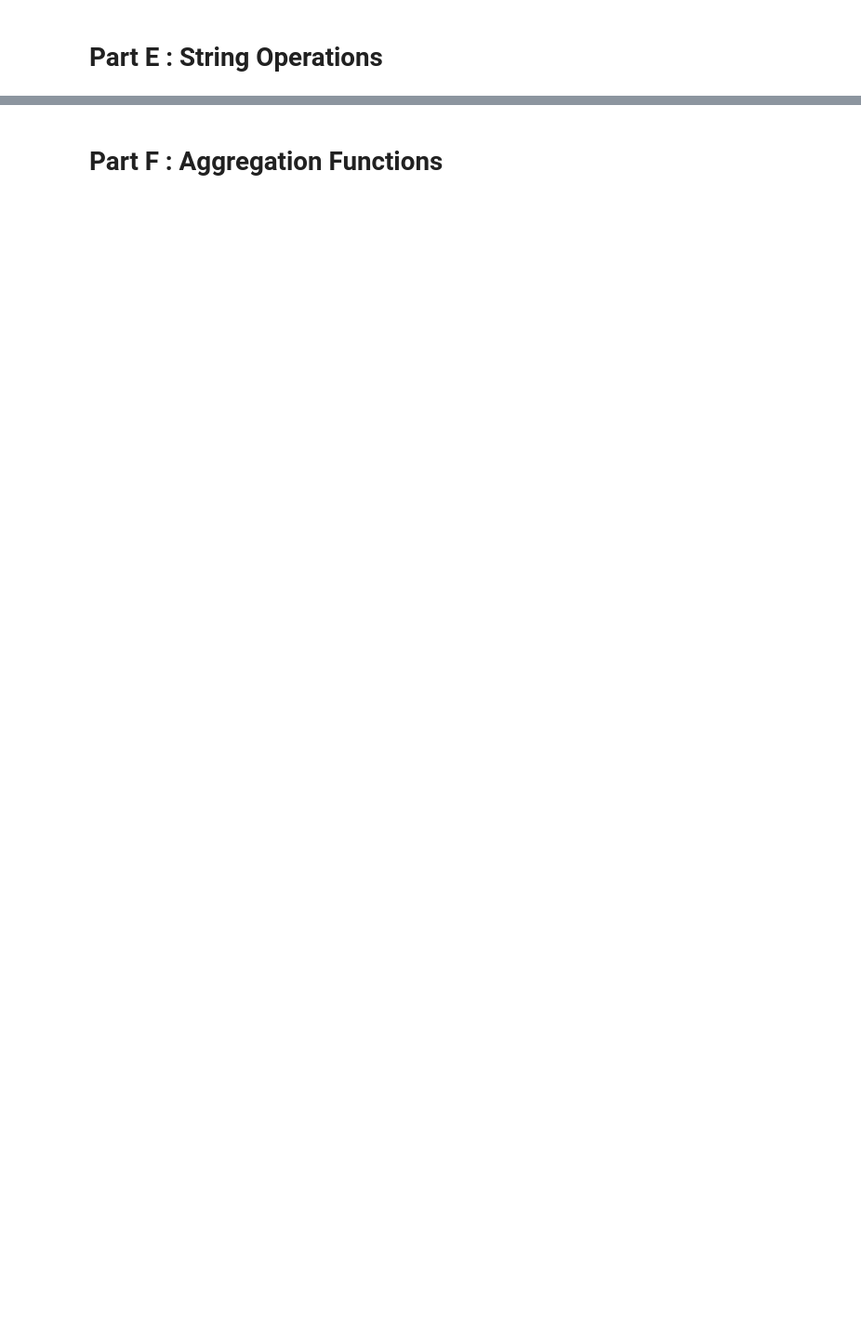
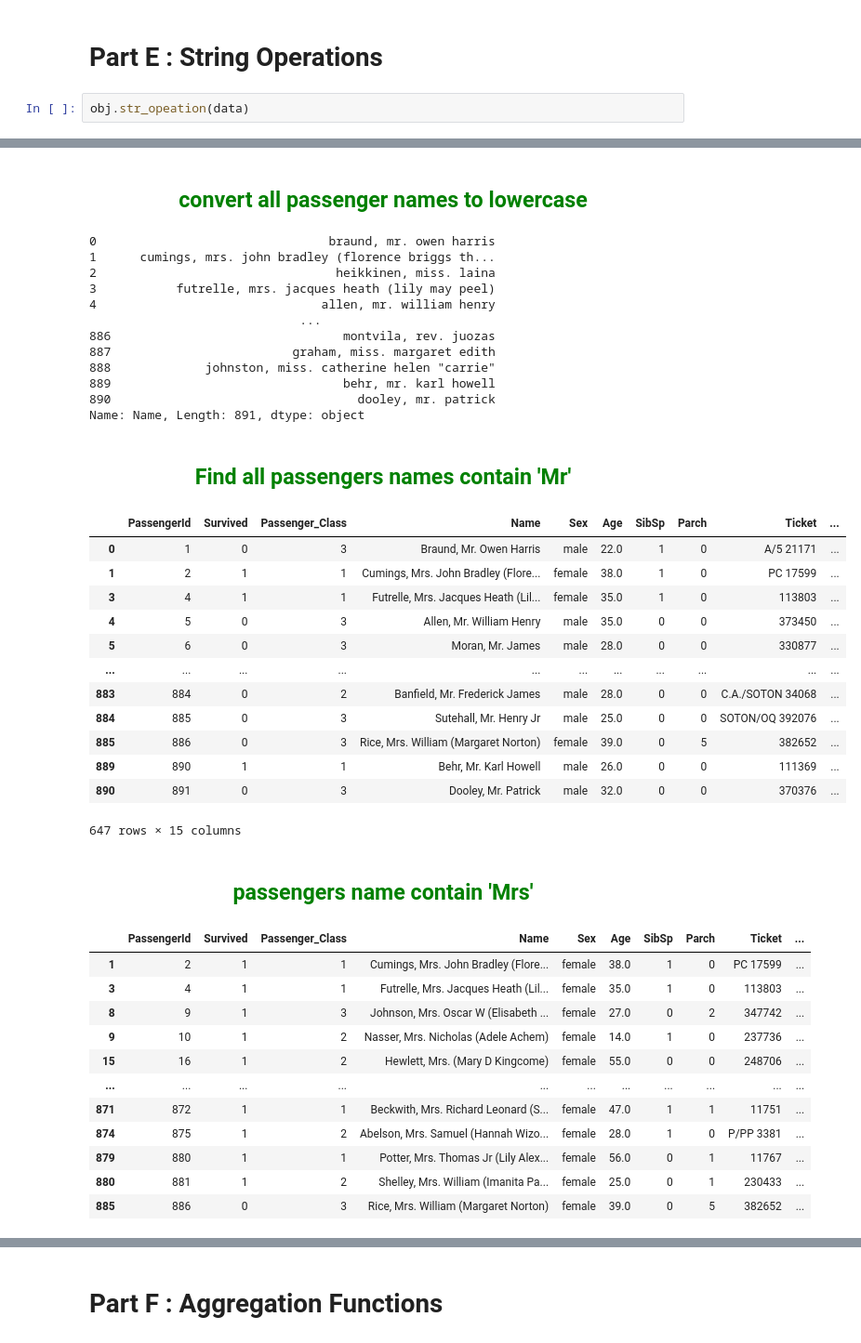
Before and after one commit to rahulostwal30/Pandas, a Jupyter notebook: Assignment2.ipynb, the cells around one changed output, grey strips where cells are left out. Shown at 93% size. Saved outputs shown, nothing was run; the diff lists cells and outputs as text; blank space fills up the shorter version.

```diff
--- a/Assignment2.ipynb
+++ b/Assignment2.ipynb
@@ -316,2 +501,5 @@ TypeError: 'Series' object is not callable
 # %% [markdown]
 # Part E : String Operations
+# %%
+obj.str_opeation(data)
+# %% [output]
@@ -317,0 +519,40 @@ TypeError: 'Series' object is not callable
+convert all passenger names to lowercase
+0                                braund, mr. owen harris
+1      cumings, mrs. john bradley (florence briggs th...
+2                                 heikkinen, miss. laina
+3           futrelle, mrs. jacques heath (lily may peel)
+4                               allen, mr. william henry
+                             ...
+886                                montvila, rev. juozas
+887                         graham, miss. margaret edith
+888             johnston, miss. catherine helen "carrie"
+889                                behr, mr. karl howell
+890                                  dooley, mr. patrick
+Name: Name, Length: 891, dtype: object
+Find all passengers names contain 'Mr'
+|  | PassengerId | Survived | Passenger_Class | Name | Sex | Age | SibSp | Parch | Ticket | ... |
+| 0 | 1 | 0 | 3 | Braund, Mr. Owen Harris | male | 22.0 | 1 | 0 | A/5 21171 | ... |
+| 1 | 2 | 1 | 1 | Cumings, Mrs. John Bradley (Flore... | female | 38.0 | 1 | 0 | PC 17599 | ... |
+| 3 | 4 | 1 | 1 | Futrelle, Mrs. Jacques Heath (Lil... | female | 35.0 | 1 | 0 | 113803 | ... |
+| 4 | 5 | 0 | 3 | Allen, Mr. William Henry | male | 35.0 | 0 | 0 | 373450 | ... |
+| 5 | 6 | 0 | 3 | Moran, Mr. James | male | 28.0 | 0 | 0 | 330877 | ... |
+| ... | ... | ... | ... | ... | ... | ... | ... | ... | ... | ... |
+| 883 | 884 | 0 | 2 | Banfield, Mr. Frederick James | male | 28.0 | 0 | 0 | C.A./SOTON 34068 | ... |
+| 884 | 885 | 0 | 3 | Sutehall, Mr. Henry Jr | male | 25.0 | 0 | 0 | SOTON/OQ 392076 | ... |
+| 885 | 886 | 0 | 3 | Rice, Mrs. William (Margaret Norton) | female | 39.0 | 0 | 5 | 382652 | ... |
+| 889 | 890 | 1 | 1 | Behr, Mr. Karl Howell | male | 26.0 | 0 | 0 | 111369 | ... |
+| 890 | 891 | 0 | 3 | Dooley, Mr. Patrick | male | 32.0 | 0 | 0 | 370376 | ... |
+647 rows × 15 columns
+passengers name contain 'Mrs'
+|  | PassengerId | Survived | Passenger_Class | Name | Sex | Age | SibSp | Parch | Ticket | ... |
+| 1 | 2 | 1 | 1 | Cumings, Mrs. John Bradley (Flore... | female | 38.0 | 1 | 0 | PC 17599 | ... |
+| 3 | 4 | 1 | 1 | Futrelle, Mrs. Jacques Heath (Lil... | female | 35.0 | 1 | 0 | 113803 | ... |
+| 8 | 9 | 1 | 3 | Johnson, Mrs. Oscar W (Elisabeth ... | female | 27.0 | 0 | 2 | 347742 | ... |
+| 9 | 10 | 1 | 2 | Nasser, Mrs. Nicholas (Adele Achem) | female | 14.0 | 1 | 0 | 237736 | ... |
+| 15 | 16 | 1 | 2 | Hewlett, Mrs. (Mary D Kingcome) | female | 55.0 | 0 | 0 | 248706 | ... |
+| ... | ... | ... | ... | ... | ... | ... | ... | ... | ... | ... |
+| 871 | 872 | 1 | 1 | Beckwith, Mrs. Richard Leonard (S... | female | 47.0 | 1 | 1 | 11751 | ... |
+| 874 | 875 | 1 | 2 | Abelson, Mrs. Samuel (Hannah Wizo... | female | 28.0 | 1 | 0 | P/PP 3381 | ... |
+| 879 | 880 | 1 | 1 | Potter, Mrs. Thomas Jr (Lily Alex... | female | 56.0 | 0 | 1 | 11767 | ... |
+| 880 | 881 | 1 | 2 | Shelley, Mrs. William (Imanita Pa... | female | 25.0 | 0 | 1 | 230433 | ... |
+| 885 | 886 | 0 | 3 | Rice, Mrs. William (Margaret Norton) | female | 39.0 | 0 | 5 | 382652 | ... |
```
Also changed, not shown: parts of 14 cells of this notebook.
